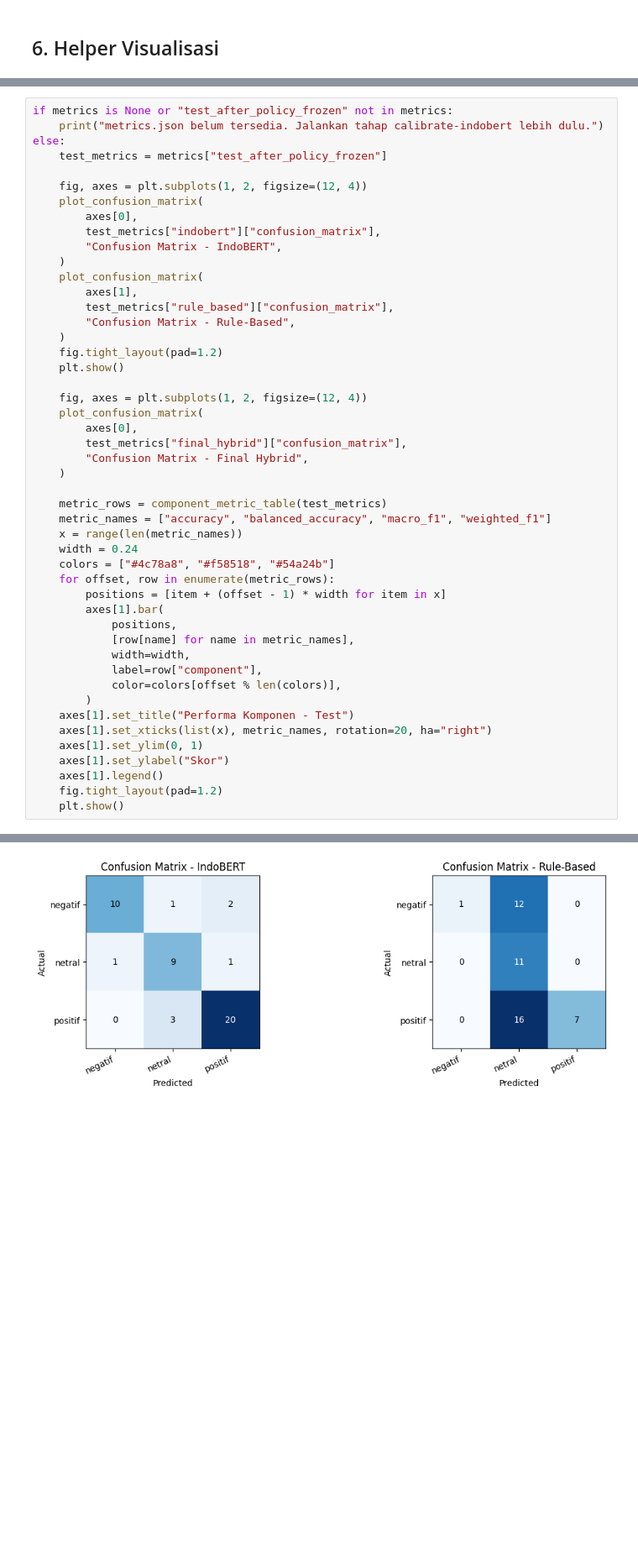
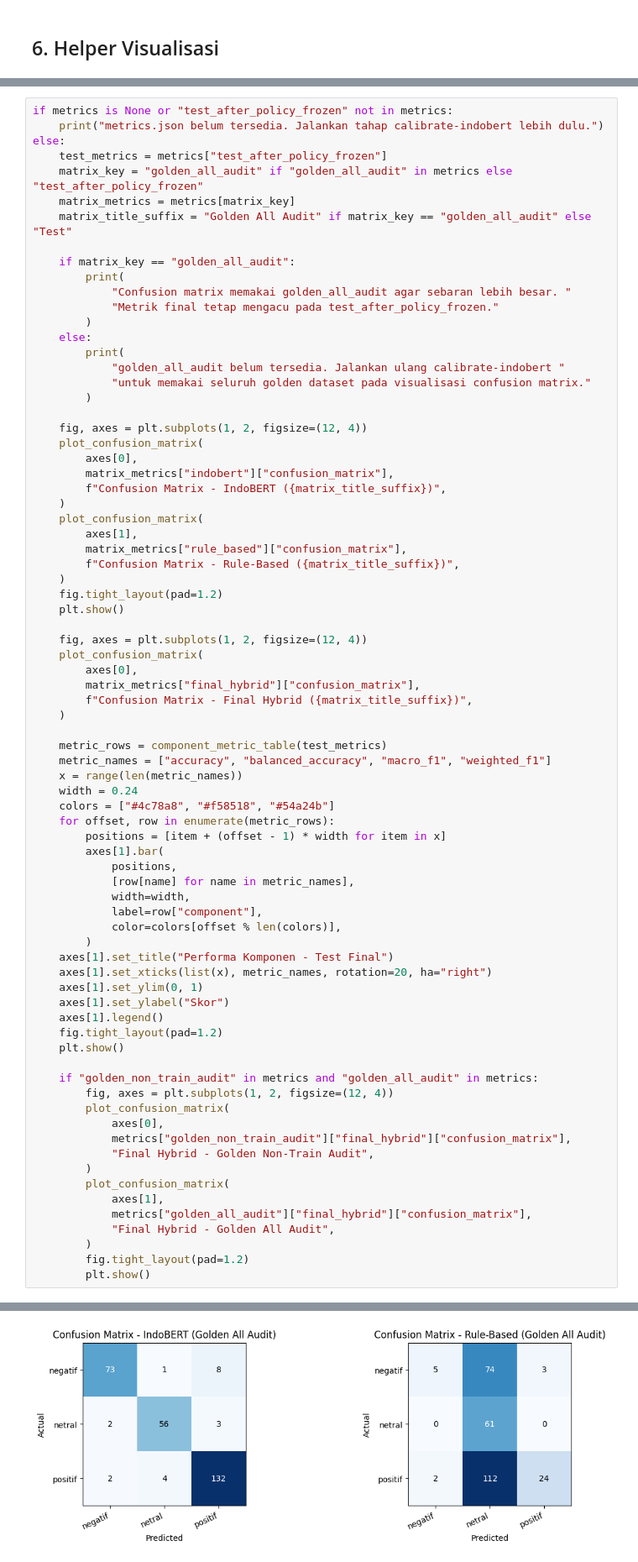
Before and after one commit to dammar01/hybrid-nlp-sentiment-classification, a Jupyter notebook: calibration.ipynb, the cells around one changed output, grey strips where cells are left out. Shown at 84% size. Cells and saved outputs as stored; diff of their text form; blank space fills up the shorter version.

```diff
--- a/calibration.ipynb
+++ b/calibration.ipynb
@@ -396,17 +416,31 @@ if metrics is None or "test_after_policy_frozen" not in metrics:
     print("metrics.json belum tersedia. Jalankan tahap calibrate-indobert lebih dulu.")
 else:
     test_metrics = metrics["test_after_policy_frozen"]
+    matrix_key = "golden_all_audit" if "golden_all_audit" in metrics else "test_after_policy_frozen"
+    matrix_metrics = metrics[matrix_key]
+    matrix_title_suffix = "Golden All Audit" if matrix_key == "golden_all_audit" else "Test"
+
+    if matrix_key == "golden_all_audit":
+        print(
+            "Confusion matrix memakai golden_all_audit agar sebaran lebih besar. "
+            "Metrik final tetap mengacu pada test_after_policy_frozen."
+        )
+    else:
+        print(
+            "golden_all_audit belum tersedia. Jalankan ulang calibrate-indobert "
+            "untuk memakai seluruh golden dataset pada visualisasi confusion matrix."
+        )
 
     fig, axes = plt.subplots(1, 2, figsize=(12, 4))
     plot_confusion_matrix(
         axes[0],
-        test_metrics["indobert"]["confusion_matrix"],
-        "Confusion Matrix - IndoBERT",
+        matrix_metrics["indobert"]["confusion_matrix"],
+        f"Confusion Matrix - IndoBERT ({matrix_title_suffix})",
     )
     plot_confusion_matrix(
         axes[1],
-        test_metrics["rule_based"]["confusion_matrix"],
-        "Confusion Matrix - Rule-Based",
+        matrix_metrics["rule_based"]["confusion_matrix"],
+        f"Confusion Matrix - Rule-Based ({matrix_title_suffix})",
     )
     fig.tight_layout(pad=1.2)
     plt.show()
@@ -414,8 +448,8 @@ else:
     fig, axes = plt.subplots(1, 2, figsize=(12, 4))
     plot_confusion_matrix(
         axes[0],
-        test_metrics["final_hybrid"]["confusion_matrix"],
-        "Confusion Matrix - Final Hybrid",
+        matrix_metrics["final_hybrid"]["confusion_matrix"],
+        f"Confusion Matrix - Final Hybrid ({matrix_title_suffix})",
     )
 
     metric_rows = component_metric_table(test_metrics)
@@ -432,11 +466,26 @@ else:
             label=row["component"],
             color=colors[offset % len(colors)],
         )
-    axes[1].set_title("Performa Komponen - Test")
+    axes[1].set_title("Performa Komponen - Test Final")
     axes[1].set_xticks(list(x), metric_names, rotation=20, ha="right")
     axes[1].set_ylim(0, 1)
     axes[1].set_ylabel("Skor")
     axes[1].legend()
     fig.tight_layout(pad=1.2)
     plt.show()
+
+    if "golden_non_train_audit" in metrics and "golden_all_audit" in metrics:
+        fig, axes = plt.subplots(1, 2, figsize=(12, 4))
+        plot_confusion_matrix(
+            axes[0],
+            metrics["golden_non_train_audit"]["final_hybrid"]["confusion_matrix"],
+            "Final Hybrid - Golden Non-Train Audit",
+        )
+        plot_confusion_matrix(
+            axes[1],
+            metrics["golden_all_audit"]["final_hybrid"]["confusion_matrix"],
+            "Final Hybrid - Golden All Audit",
+        )
+        fig.tight_layout(pad=1.2)
+        plt.show()
 # %% [output]
@@ -443 +493 @@ else:
-[figure, old version]
+[figure, new version]
```
Also changed, not shown: parts of 11 cells of this notebook, 6 other files.
